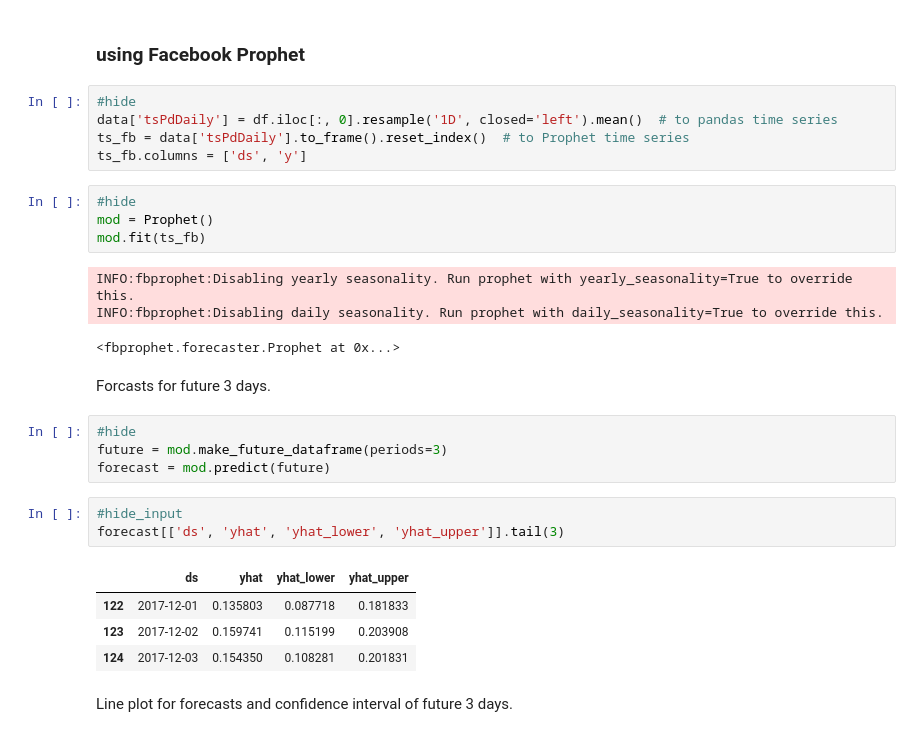
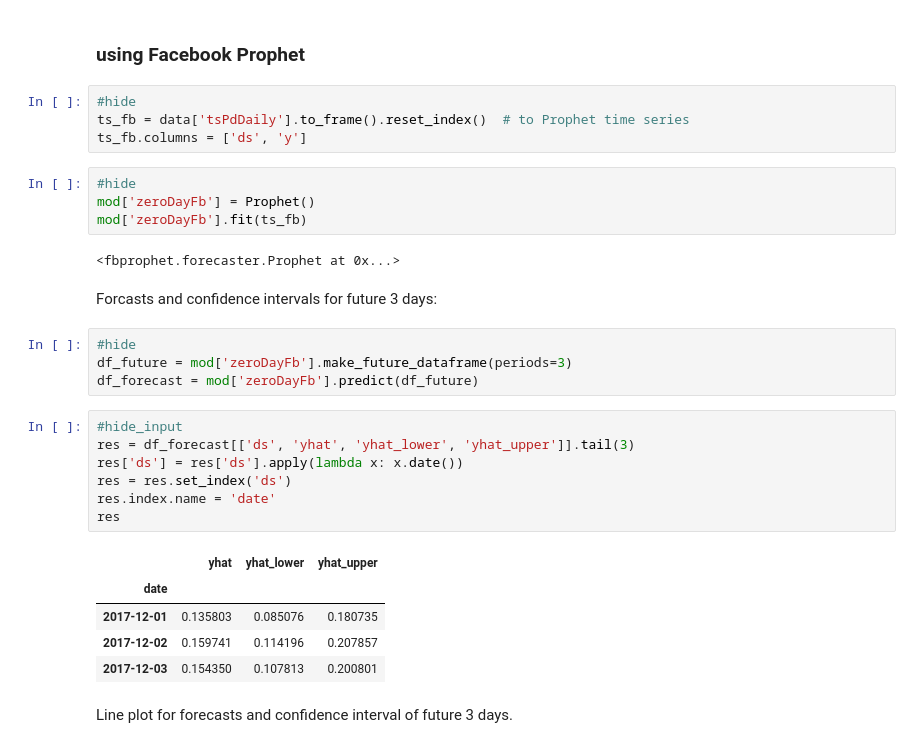
Before and after one commit to edxu96/elec_consumption, a Jupyter notebook: 01_forecast.ipynb, the cells around one changed output. Drawn from its saved outputs; the diff is of its cells as text.

```diff
--- a/01_forecast.ipynb
+++ b/01_forecast.ipynb
@@ -48,31 +57,33 @@ pd.plotting.lag_plot(data['unit0'], lag=48)
 ### using Facebook Prophet
 # %%
 #hide
-data['tsPdDaily'] = df.iloc[:, 0].resample('1D', closed='left').mean()  # to pandas time series
 ts_fb = data['tsPdDaily'].to_frame().reset_index()  # to Prophet time series
 ts_fb.columns = ['ds', 'y']
 # %%
 #hide
-mod = Prophet()
-mod.fit(ts_fb)
+mod['zeroDayFb'] = Prophet()
+mod['zeroDayFb'].fit(ts_fb)
 # %% [output]
-INFO:fbprophet:Disabling yearly seasonality. Run prophet with yearly_seasonality=True to override this.
-INFO:fbprophet:Disabling daily seasonality. Run prophet with daily_seasonality=True to override this.
+<fbprophet.forecaster.Prophet at 0x...>
-<fbprophet.forecaster.Prophet at 0x...>
 # %% [markdown]
-Forcasts for future 3 days.
+Forcasts and confidence intervals for future 3 days:
 # %%
 #hide
-future = mod.make_future_dataframe(periods=3)
-forecast = mod.predict(future)
+df_future = mod['zeroDayFb'].make_future_dataframe(periods=3)
+df_forecast = mod['zeroDayFb'].predict(df_future)
-# %%
-#hide_input
-forecast[['ds', 'yhat', 'yhat_lower', 'yhat_upper']].tail(3)
-# %% [output]
-|  | ds | yhat | yhat_lower | yhat_upper |
-| 122 | 2017-12-01 | 0.135803 | 0.087718 | 0.181833 |
-| 123 | 2017-12-02 | 0.159741 | 0.115199 | 0.203908 |
-| 124 | 2017-12-03 | 0.154350 | 0.108281 | 0.201831 |
+# %%
+#hide_input
+res = df_forecast[['ds', 'yhat', 'yhat_lower', 'yhat_upper']].tail(3)
+res['ds'] = res['ds'].apply(lambda x: x.date())
+res = res.set_index('ds')
+res.index.name = 'date'
+res
+# %% [output]
+|  | yhat | yhat_lower | yhat_upper |
+| date |  |  |  |
+| 2017-12-01 | 0.135803 | 0.085076 | 0.180735 |
+| 2017-12-02 | 0.159741 | 0.114196 | 0.207857 |
+| 2017-12-03 | 0.154350 | 0.107813 | 0.200801 |
 # %% [markdown]
 Line plot for forecasts and confidence interval of future 3 days.
 # %%
```
Also changed, not shown: parts of 23 cells of this notebook, 2 other files.
